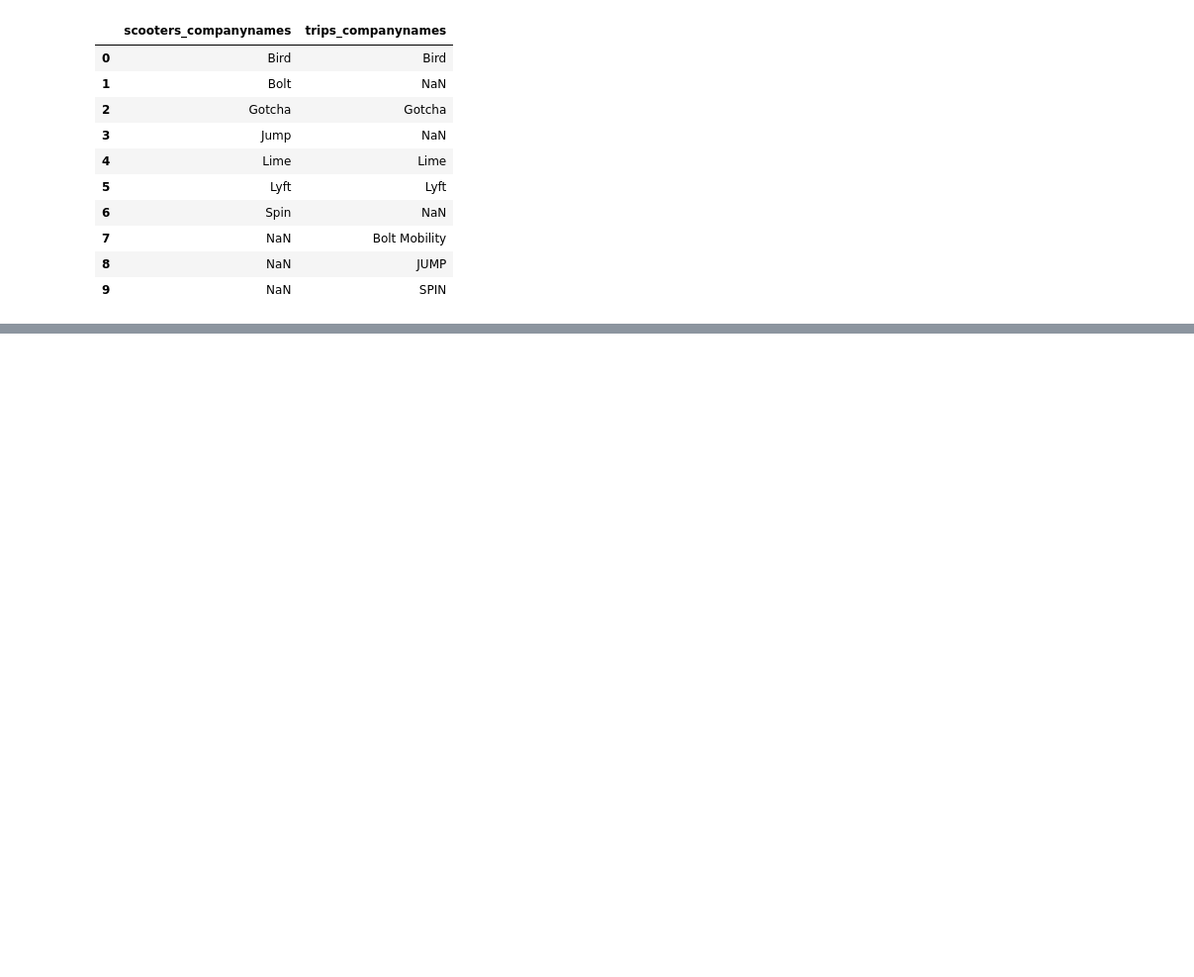
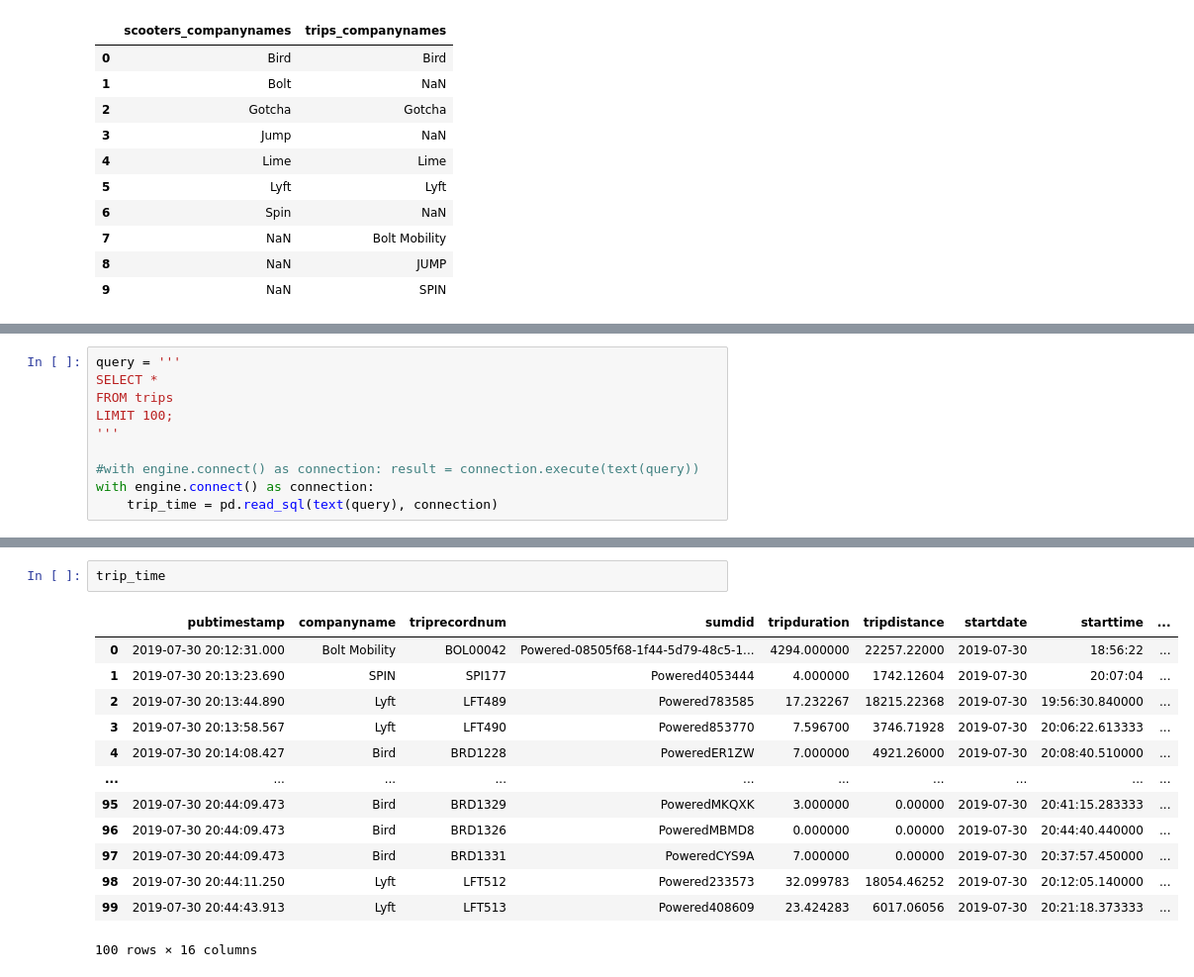
Before and after one commit to NSS-Full-Time-Data-Analytics-11/nashville-scooters-jazzy, a Jupyter notebook: Scooters.ipynb, the cells around one changed output, grey strips where cells are left out. Shown at 99% size. Drawn from its saved outputs; the diff is of its cells as text; blank space fills up the shorter version.

```diff
--- a/Scooters.ipynb
+++ b/Scooters.ipynb
@@ -70,0 +147,10 @@ pd.merge(scooters_companies,trips_companies,  left_on = 'scooters_companynames',
+# %%
+query = '''
+SELECT *
+FROM trips
+LIMIT 100;
+'''
+
+#with engine.connect() as connection: result = connection.execute(text(query))
+with engine.connect() as connection:
+    trip_time = pd.read_sql(text(query), connection)
@@ -70,0 +167,16 @@ pd.merge(scooters_companies,trips_companies,  left_on = 'scooters_companynames',
+# %%
+trip_time
+# %% [output]
+|  | pubtimestamp | companyname | triprecordnum | sumdid | tripduration | tripdistance | startdate | starttime | ... |
+| 0 | 2019-07-30 20:12:31.000 | Bolt Mobility | BOL00042 | Powered-08505f68-1f44-5d79-48c5-1... | 4294.000000 | 22257.22000 | 2019-07-30 | 18:56:22 | ... |
+| 1 | 2019-07-30 20:13:23.690 | SPIN | SPI177 | Powered4053444 | 4.000000 | 1742.12604 | 2019-07-30 | 20:07:04 | ... |
+| 2 | 2019-07-30 20:13:44.890 | Lyft | LFT489 | Powered783585 | 17.232267 | 18215.22368 | 2019-07-30 | 19:56:30.840000 | ... |
+| 3 | 2019-07-30 20:13:58.567 | Lyft | LFT490 | Powered853770 | 7.596700 | 3746.71928 | 2019-07-30 | 20:06:22.613333 | ... |
+| 4 | 2019-07-30 20:14:08.427 | Bird | BRD1228 | PoweredER1ZW | 7.000000 | 4921.26000 | 2019-07-30 | 20:08:40.510000 | ... |
+| ... | ... | ... | ... | ... | ... | ... | ... | ... | ... |
+| 95 | 2019-07-30 20:44:09.473 | Bird | BRD1329 | PoweredMKQXK | 3.000000 | 0.00000 | 2019-07-30 | 20:41:15.283333 | ... |
+| 96 | 2019-07-30 20:44:09.473 | Bird | BRD1326 | PoweredMBMD8 | 0.000000 | 0.00000 | 2019-07-30 | 20:44:40.440000 | ... |
+| 97 | 2019-07-30 20:44:09.473 | Bird | BRD1331 | PoweredCYS9A | 7.000000 | 0.00000 | 2019-07-30 | 20:37:57.450000 | ... |
+| 98 | 2019-07-30 20:44:11.250 | Lyft | LFT512 | Powered233573 | 32.099783 | 18054.46252 | 2019-07-30 | 20:12:05.140000 | ... |
+| 99 | 2019-07-30 20:44:43.913 | Lyft | LFT513 | Powered408609 | 23.424283 | 6017.06056 | 2019-07-30 | 20:21:18.373333 | ... |
+100 rows × 16 columns
```
Also changed, not shown: parts of 16 cells of this notebook.
